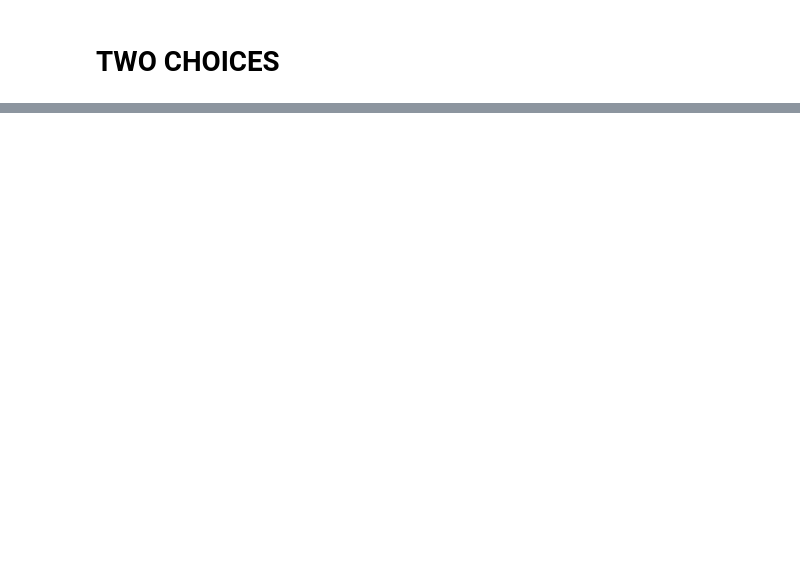
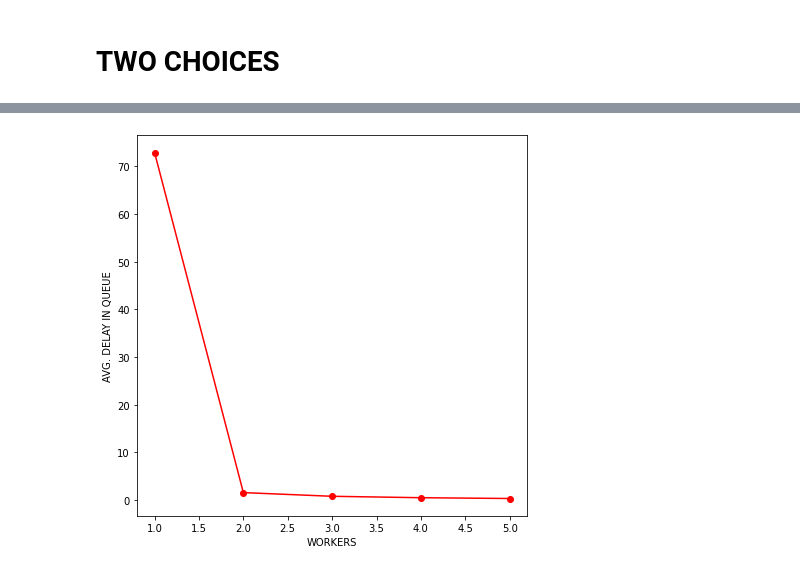
Before and after one commit to nachocodexx/cinvestav-ds-loadbalancer-analysis, a Jupyter notebook: analysis/Untitled.ipynb, the cells around one changed output, grey strips where cells are left out. Saved outputs shown, nothing was run; the diff lists cells and outputs as text; code cells hidden in the pictures; blank space fills up the shorter version.

```diff
--- a/analysis/Untitled.ipynb
+++ b/analysis/Untitled.ipynb
@@ -81,3 +78,7 @@ basicPlot(two_choices)
+# %%
+basic2Plot(two_choices)
+# %% [output]
+[figure, added]
 # %%
 def plott(*args,**kwargs):
     NR =kwargs.get('y','NUM_REQUESTS')
```
Also changed, not shown: parts of 17 cells of this notebook, 7 other files.
